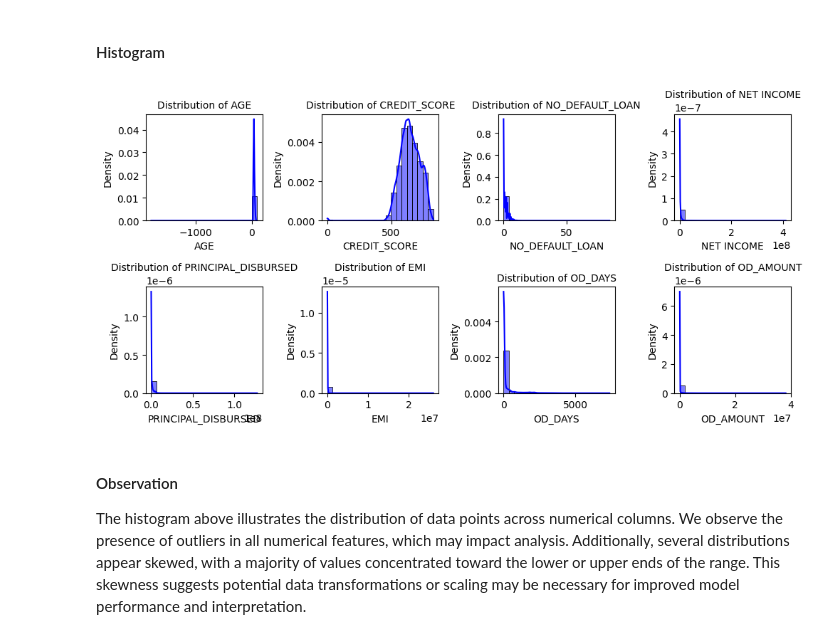
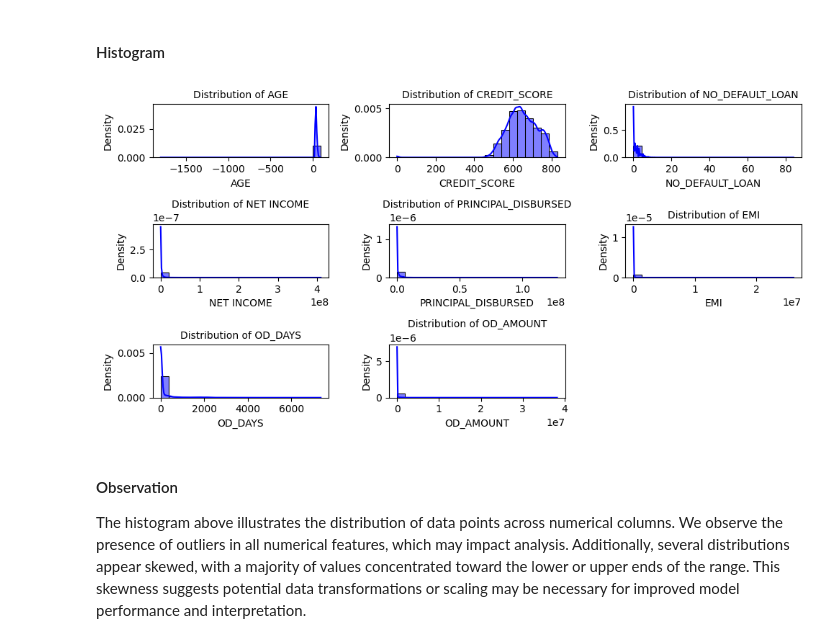
Before and after one commit to AlexIrungu/DSC-CapstoneProject, a Jupyter notebook: notebooks/james.ipynb, the cells around one changed output. Saved outputs shown, nothing was run; the diff lists cells and outputs as text; code cells hidden in the pictures.

```diff
--- a/notebooks/james.ipynb
+++ b/notebooks/james.ipynb
@@ -396,16 +400,19 @@ To analyze the spread of values in the numerical columns, we examine their distr
 # %% [markdown]
 #### Histogram
 # %%
+# define numerical columns
+numerical_features = df_loan.select_dtypes(include=['number']).columns
+numerical_features
 # plot the histogram to show the distribution in numeric columns
 plt.figure(figsize=(10,5))
-for i, col in enumerate (df_loan[numerical_cols].columns):
-  plt.subplot(2, 4, i+1) # create a subplot of 2 rows and 3 columns
+for i, col in enumerate (df_loan[numerical_features].columns):
+  plt.subplot(3, 3, i+1) # create a subplot of 2 rows and 3 columns
   sns.histplot(df_loan[col], kde=True, color='blue', stat='density', bins =20)
   plt.title(f'Distribution of {col}', fontsize= 10)
 plt.tight_layout() # Adjust subplots to fit nicely
 plt.show()
 # %% [output]
-[figure, old version]
+[figure, new version]
 # %% [markdown]
 #### Observation
 The histogram above illustrates the distribution of data points across numerical columns. We observe the presence of outliers in all numerical features, which may impact analysis. Additionally, several distributions appear skewed, with a majority of values concentrated toward the lower or upper ends of the range. This skewness suggests potential data transformations or scaling may be necessary for improved model performance and interpretation.
```
Also changed, not shown: parts of 93 cells of this notebook, 1 other file.
